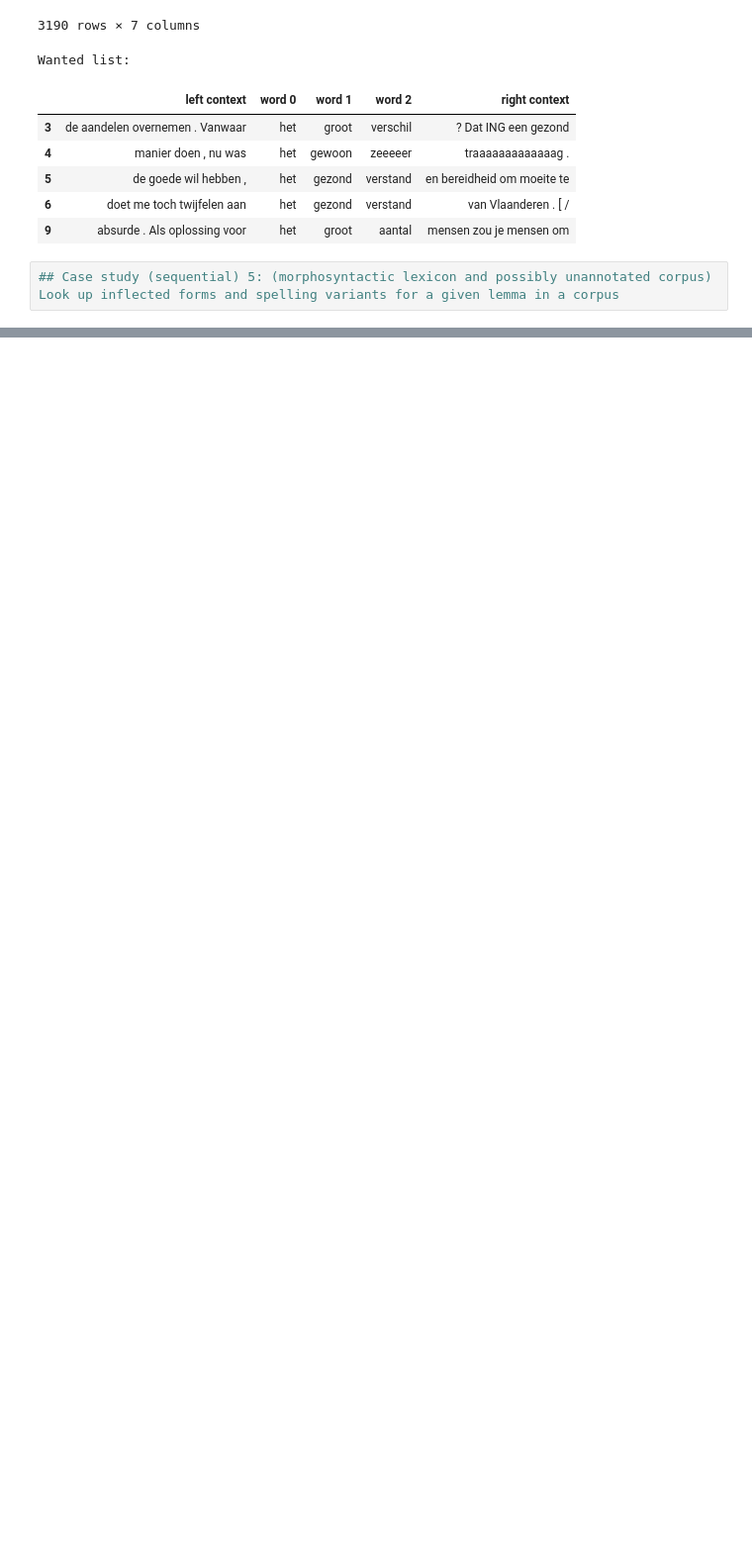
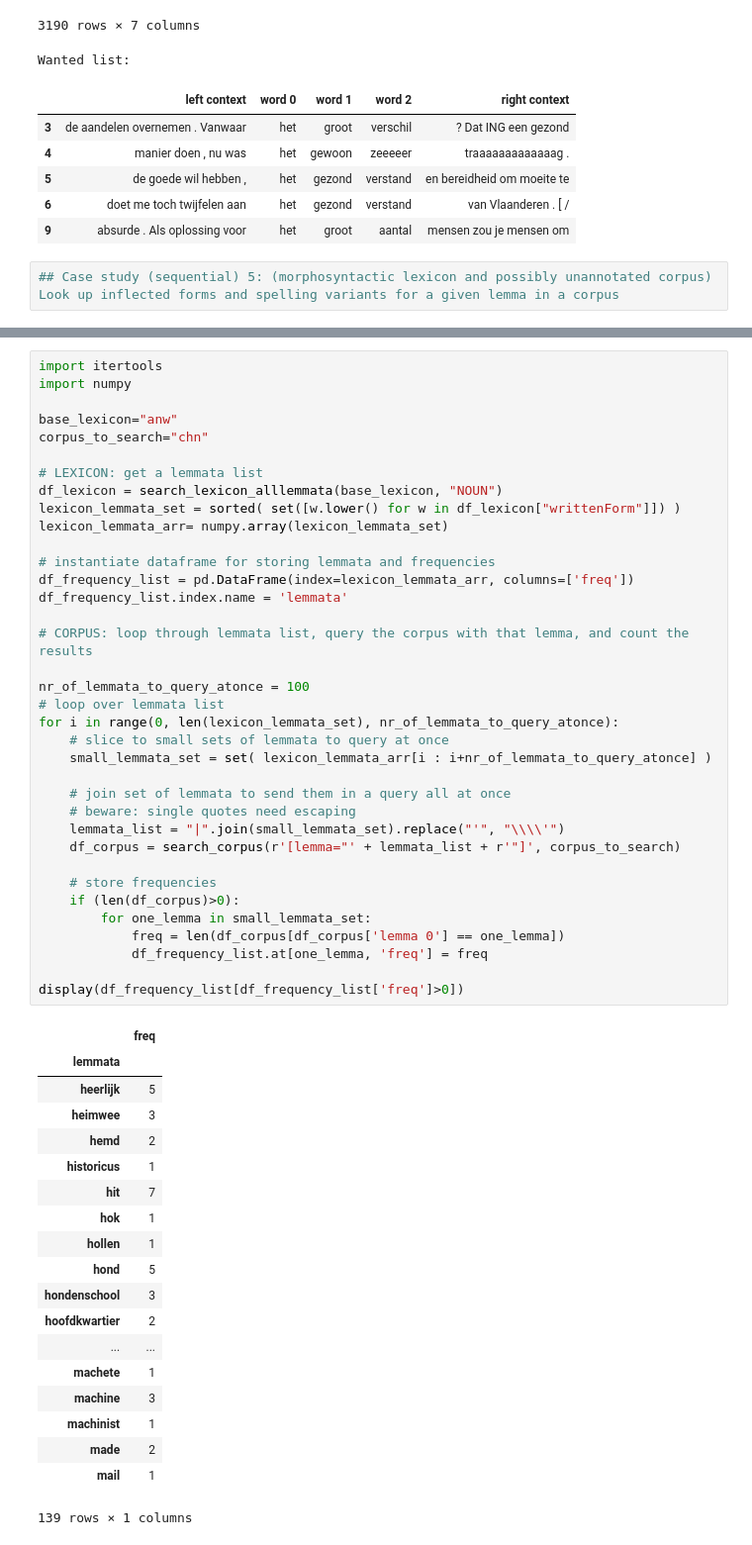
Before and after one commit to INL/chaining-search, a Jupyter notebook: Chaining search.ipynb, the cells around one changed output, grey strips where cells are left out. Shown at 99% size. Cells and saved outputs as stored; diff of their text form; blank space fills up the shorter version.

```diff
--- a/Chaining search.ipynb
+++ b/Chaining search.ipynb
@@ -1092,0 +1126,56 @@ display(df_corpus)
+# %%
+import itertools
+import numpy
+
+base_lexicon="anw"
+corpus_to_search="chn"
+
+# LEXICON: get a lemmata list
+df_lexicon = search_lexicon_alllemmata(base_lexicon, "NOUN")
+lexicon_lemmata_set = sorted( set([w.lower() for w in df_lexicon["writtenForm"]]) )
+lexicon_lemmata_arr= numpy.array(lexicon_lemmata_set)
+
+# instantiate dataframe for storing lemmata and frequencies
+df_frequency_list = pd.DataFrame(index=lexicon_lemmata_arr, columns=['freq'])
+df_frequency_list.index.name = 'lemmata'
+
+# CORPUS: loop through lemmata list, query the corpus with that lemma, and count the results
+
+nr_of_lemmata_to_query_atonce = 100
+# loop over lemmata list
+for i in range(0, len(lexicon_lemmata_set), nr_of_lemmata_to_query_atonce):
+    # slice to small sets of lemmata to query at once
+    small_lemmata_set = set( lexicon_lemmata_arr[i : i+nr_of_lemmata_to_query_atonce] )
+
+    # join set of lemmata to send them in a query all at once
+    # beware: single quotes need escaping
+    lemmata_list = "|".join(small_lemmata_set).replace("'", "\\\\'")
+    df_corpus = search_corpus(r'[lemma="' + lemmata_list + r'"]', corpus_to_search)
+
+    # store frequencies
+    if (len(df_corpus)>0):
+        for one_lemma in small_lemmata_set:
+            freq = len(df_corpus[df_corpus['lemma 0'] == one_lemma])
+            df_frequency_list.at[one_lemma, 'freq'] = freq
+
+display(df_frequency_list[df_frequency_list['freq']>0])
+# %% [output]
+|  | freq |
+| lemmata |  |
+| heerlijk | 5 |
+| heimwee | 3 |
+| hemd | 2 |
+| historicus | 1 |
+| hit | 7 |
+| hok | 1 |
+| hollen | 1 |
+| hond | 5 |
+| hondenschool | 3 |
+| hoofdkwartier | 2 |
+| ... | ... |
+| machete | 1 |
+| machine | 3 |
+| machinist | 1 |
+| made | 2 |
+| mail | 1 |
+139 rows × 1 columns
```
Also changed, not shown: parts of 8 cells of this notebook.
